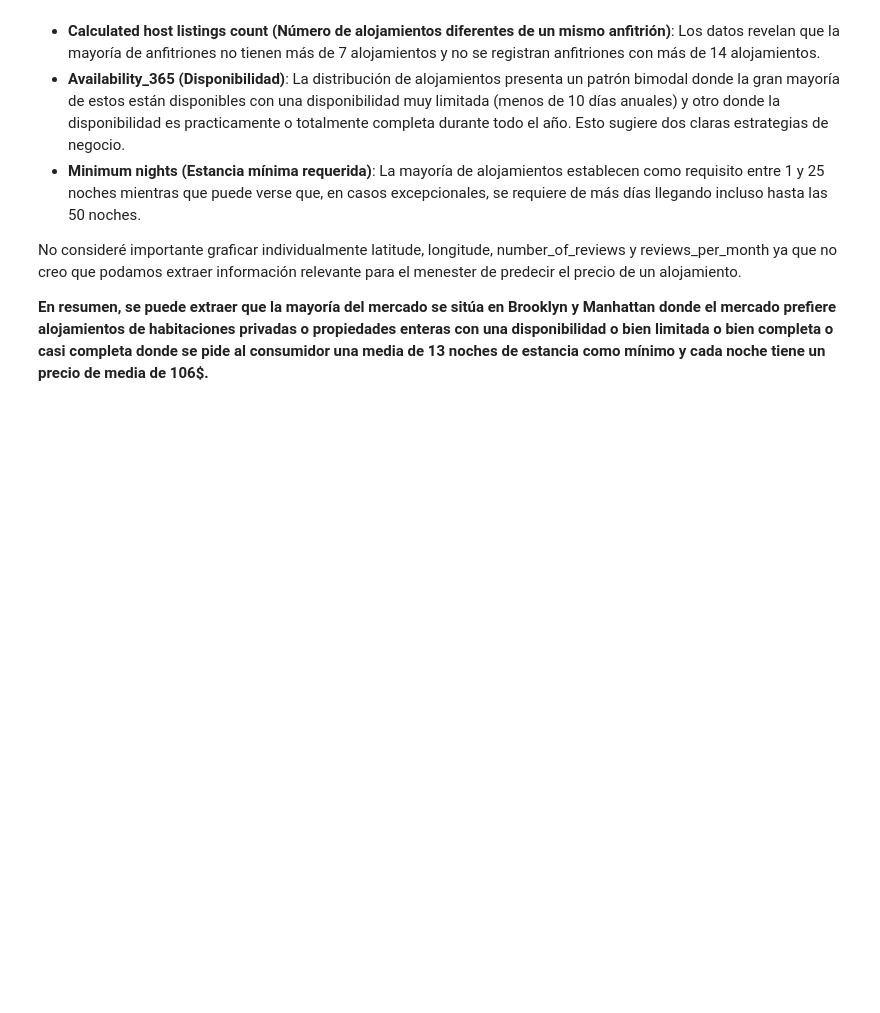
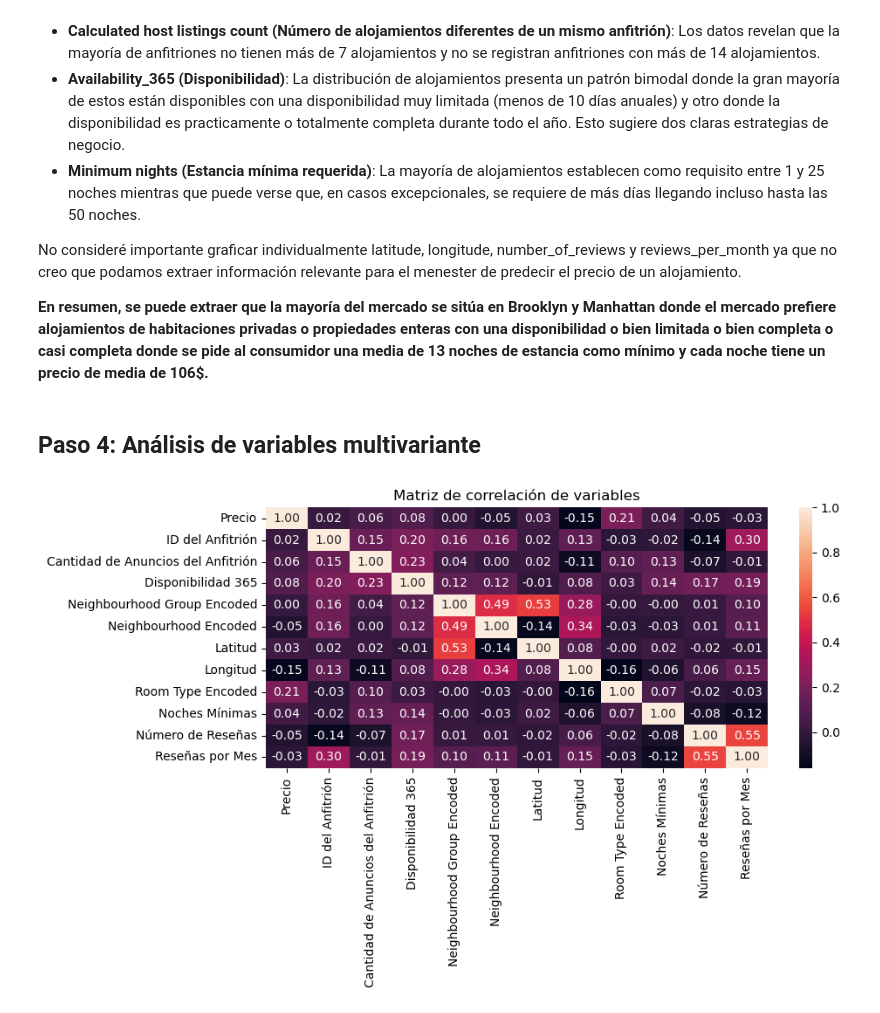
Before and after one commit to 4GeeksAcademy/danielpaez-dev-machine-learning-python-template, a Jupyter notebook: src/explore.ipynb, the cells around one changed output. Saved outputs shown, nothing was run; the diff lists cells and outputs as text; code cells hidden in the pictures; blank space fills up the shorter version.

```diff
--- a/src/explore.ipynb
+++ b/src/explore.ipynb
@@ -149,3 +179,27 @@ None
 No consideré importante graficar individualmente latitude, longitude, number_of_reviews y reviews_per_month ya que no creo que podamos extraer información relevante para el menester de predecir el precio de un alojamiento.
 
 **En resumen, se puede extraer que la mayoría del mercado se sitúa en Brooklyn y Manhattan donde el mercado prefiere alojamientos de habitaciones privadas o propiedades enteras con una disponibilidad o bien limitada o bien completa o casi completa donde se pide al consumidor una media de 13 noches de estancia como mínimo y cada noche tiene un precio de media de 106$.**
+# %% [markdown]
+## Paso 4: Análisis de variables multivariante
+# %%
+def general_multivariate(cleaned_data:pd.DataFrame):
+    """
+    Además de generar el gráfico de correlaciones retorna los datos del dataframe con los datos categóricos factorizados.
+    """
+    cleaned_data_heatmap = cleaned_data.copy()
+    fig, axis = plt.subplots(figsize = (10, 6))
+    cleaned_data_heatmap['neighbourhood_group_encoded'] = pd.factorize(cleaned_data_heatmap['neighbourhood_group'])[0]
+    cleaned_data_heatmap['neighbourhood_encoded'] = pd.factorize(cleaned_data_heatmap['neighbourhood'])[0]
+    cleaned_data_heatmap['room_type_encoded'] = pd.factorize(cleaned_data_heatmap['room_type'])[0]
+    columns = ['price', 'host_id', 'calculated_host_listings_count', 'availability_365', 'neighbourhood_group_encoded', 'neighbourhood_encoded', 'latitude', 'longitude', 'room_type_encoded', 'minimum_nights', 'number_of_reviews', 'reviews_per_month']
+    formatted_labels = [format_text(column) for column in columns]
+    sns.heatmap(cleaned_data_heatmap[columns].corr(), annot = True, fmt = ".2f", xticklabels=formatted_labels, yticklabels=formatted_labels)
+    plt.title('Matriz de correlación de variables')
+    plt.tight_layout()
+    plt.show()
+    return cleaned_data_heatmap
+
+# Multivariante
+factorized_data = general_multivariate(cleaned_data)
+# %% [output]
+[figure, added]
```
Also changed, not shown: parts of 12 cells of this notebook.
